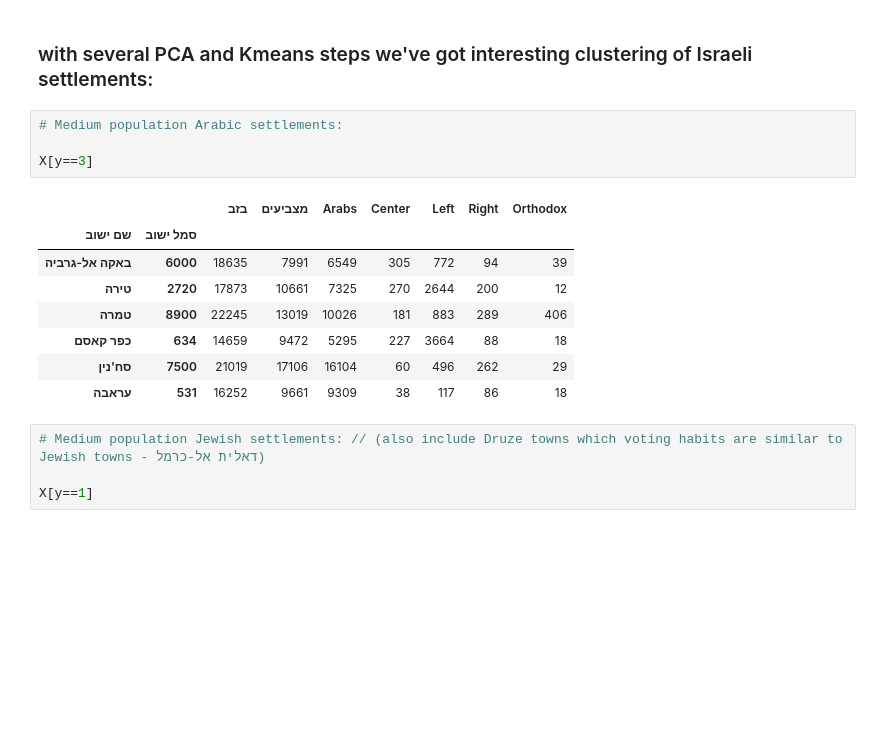
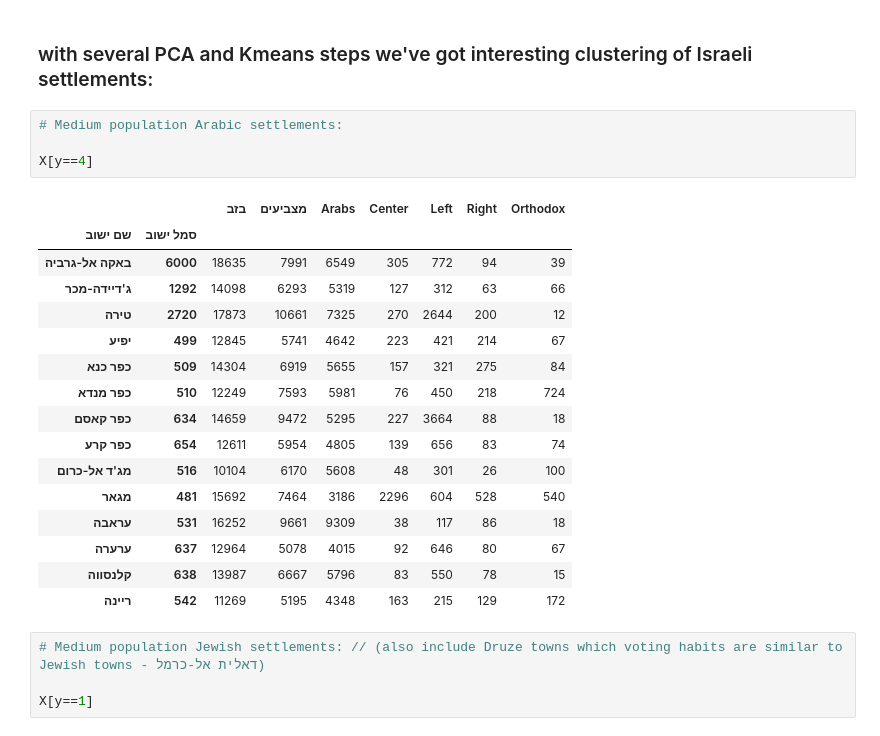
Before and after one commit to alexeyvasy/knesset-elections, a Jupyter notebook: Knesset Elections - Final Project.ipynb, the cells around one changed output. Cells and saved outputs as stored; diff of their text form; blank space fills up the shorter version.

```diff
--- a/Knesset Elections - Final Project.ipynb
+++ b/Knesset Elections - Final Project.ipynb
@@ -580,16 +587,24 @@ plt.show()
 # %%
 # Medium population Arabic settlements:
 
-X[y==3]
+X[y==4]
 # %% [output]
 |  |  | בזב | מצביעים | Arabs | Center | Left | Right | Orthodox |
 | שם ישוב | סמל ישוב |  |  |  |  |  |  |  |
 | באקה אל-גרביה | 6000 | 18635 | 7991 | 6549 | 305 | 772 | 94 | 39 |
+| ג'דיידה-מכר | 1292 | 14098 | 6293 | 5319 | 127 | 312 | 63 | 66 |
 | טירה | 2720 | 17873 | 10661 | 7325 | 270 | 2644 | 200 | 12 |
-| טמרה | 8900 | 22245 | 13019 | 10026 | 181 | 883 | 289 | 406 |
+| יפיע | 499 | 12845 | 5741 | 4642 | 223 | 421 | 214 | 67 |
+| כפר כנא | 509 | 14304 | 6919 | 5655 | 157 | 321 | 275 | 84 |
+| כפר מנדא | 510 | 12249 | 7593 | 5981 | 76 | 450 | 218 | 724 |
 | כפר קאסם | 634 | 14659 | 9472 | 5295 | 227 | 3664 | 88 | 18 |
-| סח'נין | 7500 | 21019 | 17106 | 16104 | 60 | 496 | 262 | 29 |
+| כפר קרע | 654 | 12611 | 5954 | 4805 | 139 | 656 | 83 | 74 |
+| מג'ד אל-כרום | 516 | 10104 | 6170 | 5608 | 48 | 301 | 26 | 100 |
+| מגאר | 481 | 15692 | 7464 | 3186 | 2296 | 604 | 528 | 540 |
 | עראבה | 531 | 16252 | 9661 | 9309 | 38 | 117 | 86 | 18 |
+| ערערה | 637 | 12964 | 5078 | 4015 | 92 | 646 | 80 | 67 |
+| קלנסווה | 638 | 13987 | 6667 | 5796 | 83 | 550 | 78 | 15 |
+| ריינה | 542 | 11269 | 5195 | 4348 | 163 | 215 | 129 | 172 |
 # %%
 # Medium population Jewish settlements: // (also include Druze towns which voting habits are similar to Jewish towns - דאלית אל-כרמל)
 
```
Also changed, not shown: parts of 11 cells of this notebook.
